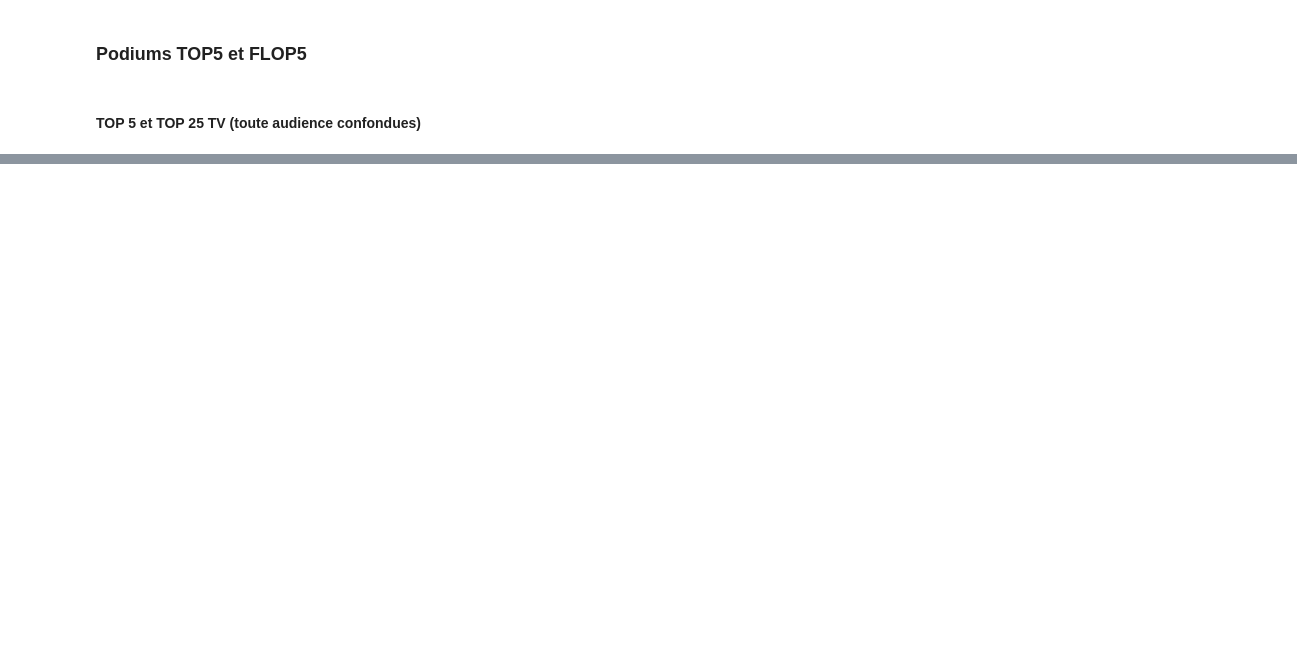
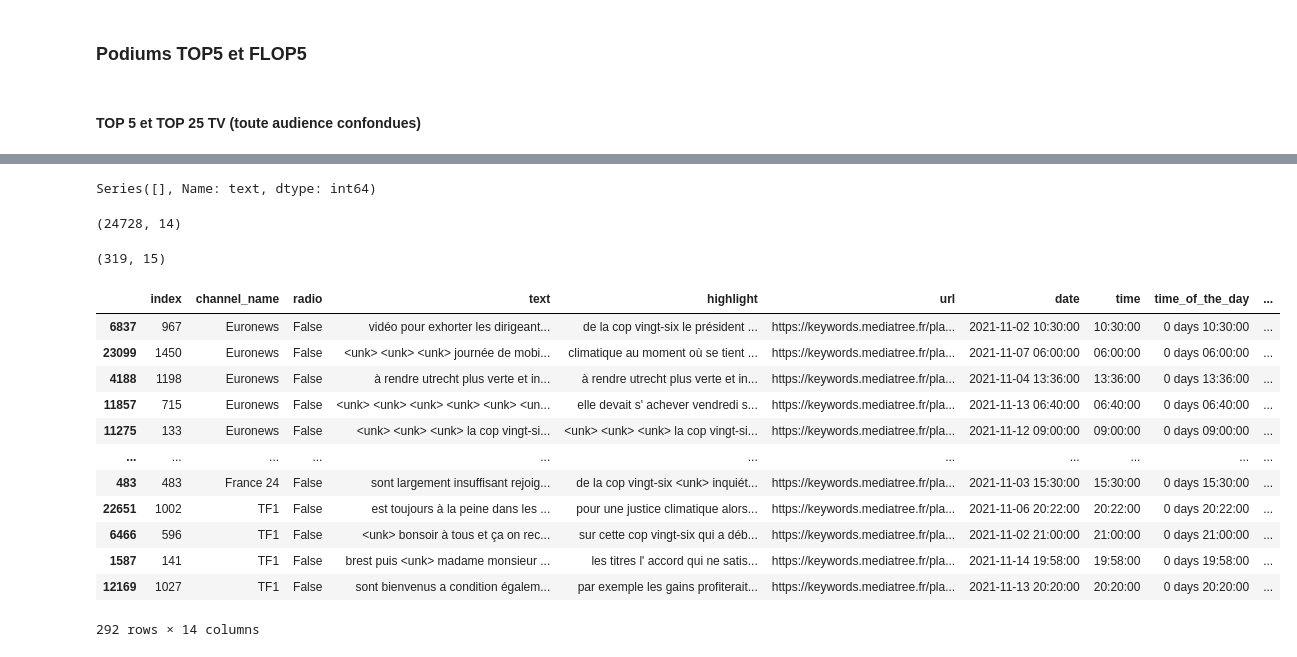
Before and after one commit to dataforgoodfr/quotaclimat, a Jupyter notebook: notebooks/20221031_COP26 analysis.ipynb, the cells around one changed output, grey strips where cells are left out. Cells and saved outputs as stored; diff of their text form; code cells hidden in the pictures; blank space fills up the shorter version.

```diff
--- a/notebooks/20221031_COP26 analysis.ipynb
+++ b/notebooks/20221031_COP26 analysis.ipynb
@@ -164,0 +188,4 @@ show_mentions_by_channel(
+# %%
+pattern = r'\b{}\b'.format('|'.join(['cop vingt-six', 'cop 26', 'cop vingt six']))
+
+data['count_cop26'] = data.text.str.count(pattern)
@@ -164,0 +196,21 @@ show_mentions_by_channel(
+# %%
+data.loc[data['text'].isin(['cop vingt-six']),'text'].value_counts()
+# %% [output]
+Series([], Name: text, dtype: int64)
+# %%
+np.random.seed(42)
+
+data.shape
+# %% [output]
+(24728, 14)
+# %%
+data_to_validate = pd.DataFrame()
+data_to_validate = data[(data.channel_name == 'Euronews') & (data.date > '2021-11-06')].sample(frac=0.10)
+data_to_validate = pd.concat([data_to_validate, data[(data.channel_name == 'France 24') & (data.date > '2021-11-06')].sample(frac=0.10)])
+data_to_validate = pd.concat([data_to_validate, data[(data.channel_name == 'TF1')& (data.date > '2021-11-06')].sample(frac=0.1)])
+data_to_validate = pd.concat([data_to_validate, data[(~data.radio)&(data.date > '2021-11-06')].sample(frac=0.05)])
+data_to_validate.shape
+# %% [output]
+(319, 15)
+# %%
+data_to_validate = data_to_validate[['channel_name', 'text', 'url', 'date']]
@@ -164,0 +219,16 @@ show_mentions_by_channel(
+# %%
+data_to_validate
+# %% [output]
+|  | index | channel_name | radio | text | highlight | url | date | time | time_of_the_day | ... |
+| 6837 | 967 | Euronews | False | vidéo pour exhorter les dirigeant... | de la cop vingt-six le président ... | https://keywords.mediatree.fr/pla... | 2021-11-02 10:30:00 | 10:30:00 | 0 days 10:30:00 | ... |
+| 23099 | 1450 | Euronews | False | <unk> <unk> <unk> journée de mobi... | climatique au moment où se tient ... | https://keywords.mediatree.fr/pla... | 2021-11-07 06:00:00 | 06:00:00 | 0 days 06:00:00 | ... |
+| 4188 | 1198 | Euronews | False | à rendre utrecht plus verte et in... | à rendre utrecht plus verte et in... | https://keywords.mediatree.fr/pla... | 2021-11-04 13:36:00 | 13:36:00 | 0 days 13:36:00 | ... |
+| 11857 | 715 | Euronews | False | <unk> <unk> <unk> <unk> <unk> <un... | elle devait s' achever vendredi s... | https://keywords.mediatree.fr/pla... | 2021-11-13 06:40:00 | 06:40:00 | 0 days 06:40:00 | ... |
+| 11275 | 133 | Euronews | False | <unk> <unk> <unk> la cop vingt-si... | <unk> <unk> <unk> la cop vingt-si... | https://keywords.mediatree.fr/pla... | 2021-11-12 09:00:00 | 09:00:00 | 0 days 09:00:00 | ... |
+| ... | ... | ... | ... | ... | ... | ... | ... | ... | ... | ... |
+| 483 | 483 | France 24 | False | sont largement insuffisant rejoig... | de la cop vingt-six <unk> inquiét... | https://keywords.mediatree.fr/pla... | 2021-11-03 15:30:00 | 15:30:00 | 0 days 15:30:00 | ... |
+| 22651 | 1002 | TF1 | False | est toujours à la peine dans les ... | pour une justice climatique alors... | https://keywords.mediatree.fr/pla... | 2021-11-06 20:22:00 | 20:22:00 | 0 days 20:22:00 | ... |
+| 6466 | 596 | TF1 | False | <unk> bonsoir à tous et ça on rec... | sur cette cop vingt-six qui a déb... | https://keywords.mediatree.fr/pla... | 2021-11-02 21:00:00 | 21:00:00 | 0 days 21:00:00 | ... |
+| 1587 | 141 | TF1 | False | brest puis <unk> madame monsieur ... | les titres l' accord qui ne satis... | https://keywords.mediatree.fr/pla... | 2021-11-14 19:58:00 | 19:58:00 | 0 days 19:58:00 | ... |
+| 12169 | 1027 | TF1 | False | sont bienvenus a condition égalem... | par exemple les gains profiterait... | https://keywords.mediatree.fr/pla... | 2021-11-13 20:20:00 | 20:20:00 | 0 days 20:20:00 | ... |
+292 rows × 14 columns
```
Also changed, not shown: parts of 10 cells of this notebook.
